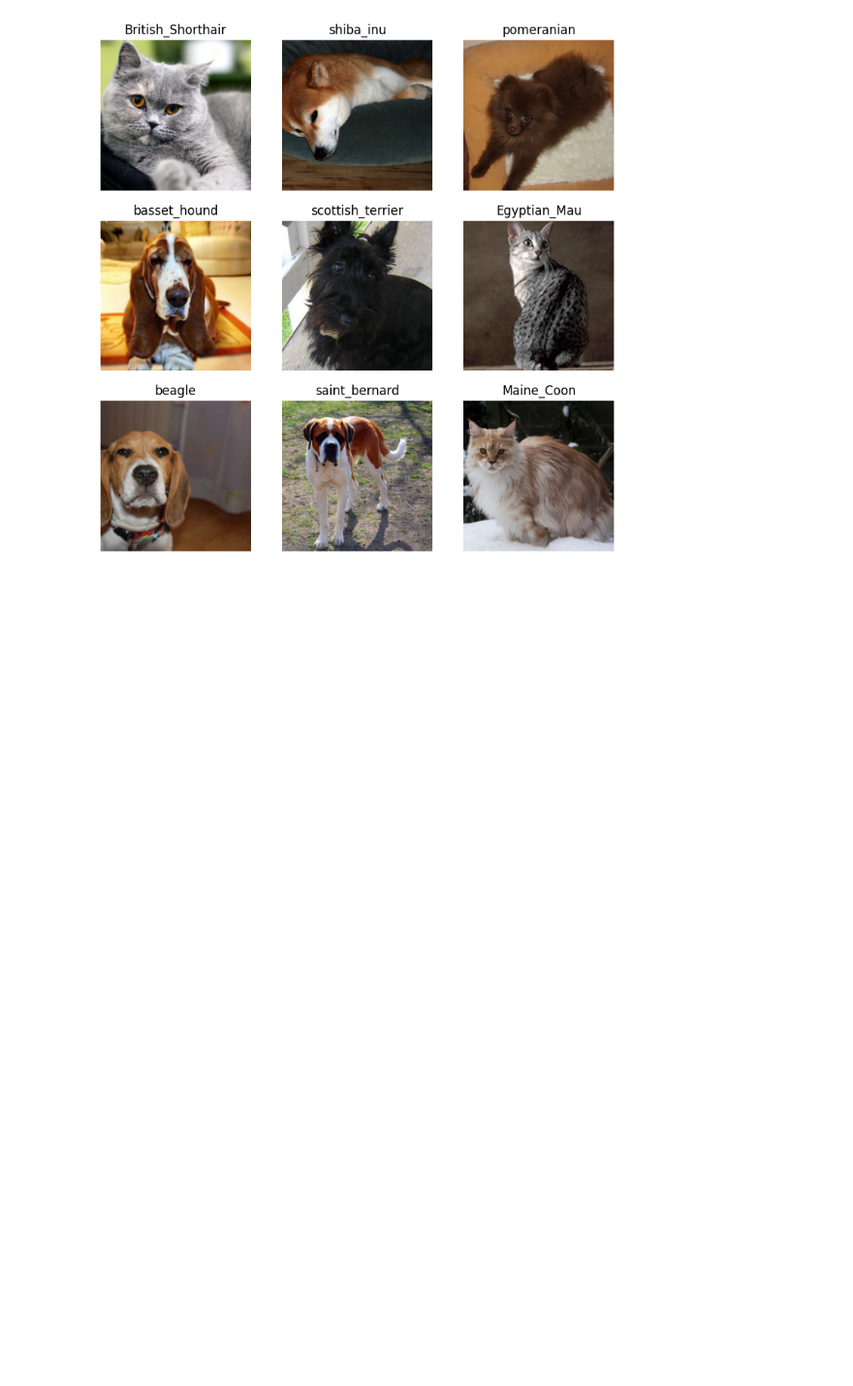
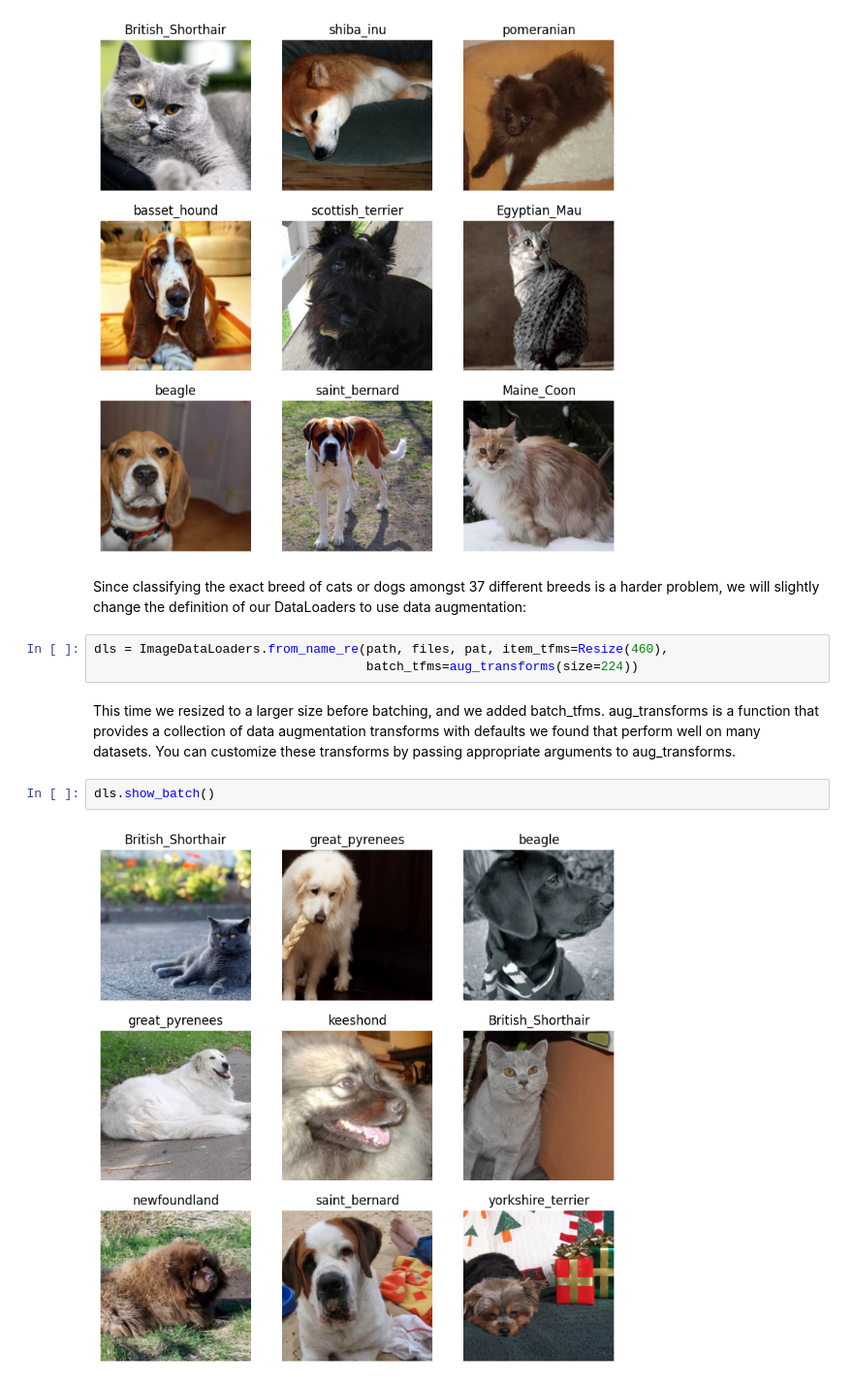
Before and after one commit to Mcube100/Deep_Learning_Projects_for_Coders, a Jupyter notebook: fastAI_Computer_vision.ipynb, the cells around one changed output. Shown at 97% size. Cells and saved outputs as stored; diff of their text form; blank space fills up the shorter version.

```diff
--- a/fastAI_Computer_vision.ipynb
+++ b/fastAI_Computer_vision.ipynb
@@ -86,3 +86,14 @@ Like before, we can then use show_batch to have a look at our data:
 dls.show_batch()
 # %% [output]
 [figure]
+# %% [markdown]
+Since classifying the exact breed of cats or dogs amongst 37 different breeds is a harder problem, we will slightly change the definition of our DataLoaders to use data augmentation:
+# %%
+dls = ImageDataLoaders.from_name_re(path, files, pat, item_tfms=Resize(460),
+                                    batch_tfms=aug_transforms(size=224))
+# %% [markdown]
+This time we resized to a larger size before batching, and we added batch_tfms. aug_transforms is a function that provides a collection of data augmentation transforms with defaults we found that perform well on many datasets. You can customize these transforms by passing appropriate arguments to aug_transforms.
+# %%
+dls.show_batch()
+# %% [output]
+[figure, added]
```
Also changed, not shown: parts of 6 cells of this notebook.
